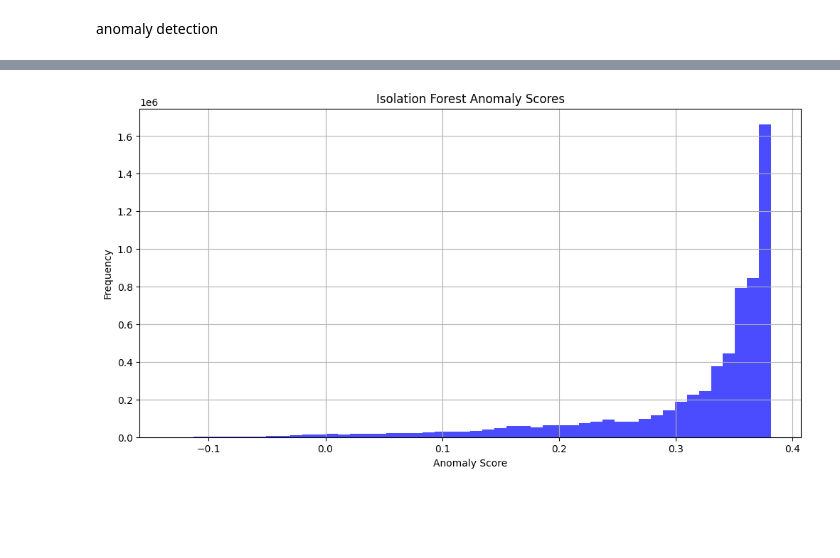
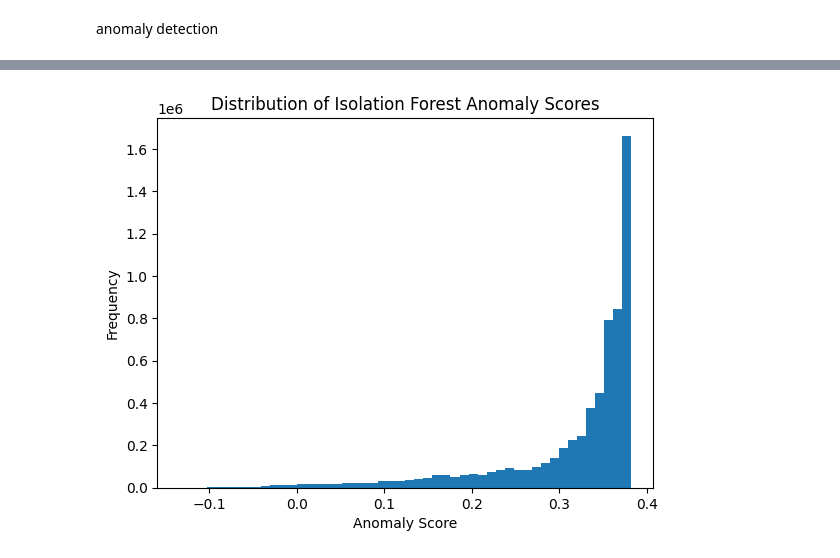
Before and after one commit to DrevnytskaYuliia/anomaly-detection, a Jupyter notebook: Data cleaning.ipynb, the cells around one changed output, grey strips where cells are left out. Cells and saved outputs as stored; diff of their text form; code cells hidden in the pictures; blank space fills up the shorter version.

```diff
--- a/Data cleaning.ipynb
+++ b/Data cleaning.ipynb
@@ -200,3 +201,8 @@ isolation_forest = IsolationForest(contamination=0.01, random_state=42, n_estima
 isolation_forest.fit(fetures_scaled)
 features['iso_score'] = isolation_forest.decision_function(fetures_scaled)
 features['iso_anomaly'] = isolation_forest.predict(fetures_scaled)
+# %%
+features['iso_anomaly'] = features['iso_anomaly'].map({1: 0, -1: 1})  # Convert to binary anomaly labels
+
+print("Isolation Forest Anomalies:")
+print(features['iso_anomaly'].value_counts())
@@ -203,11 +254,8 @@ features['iso_anomaly'] = isolation_forest.predict(fetures_scaled)
 # %%
-scores = features['iso_score']
-plt.figure(figsize=(12, 6))
-plt.hist(scores, bins=50, color='blue', alpha=0.7)
-plt.title("Isolation Forest Anomaly Scores")
+plt.hist(features['iso_score'], bins=50)
+plt.title("Distribution of Isolation Forest Anomaly Scores")
 plt.xlabel("Anomaly Score")
 plt.ylabel("Frequency")
-plt.grid()
 plt.show()
 # %% [output]
-[figure, old version]
+[figure, new version]
```
Also changed, not shown: parts of 14 cells of this notebook.
